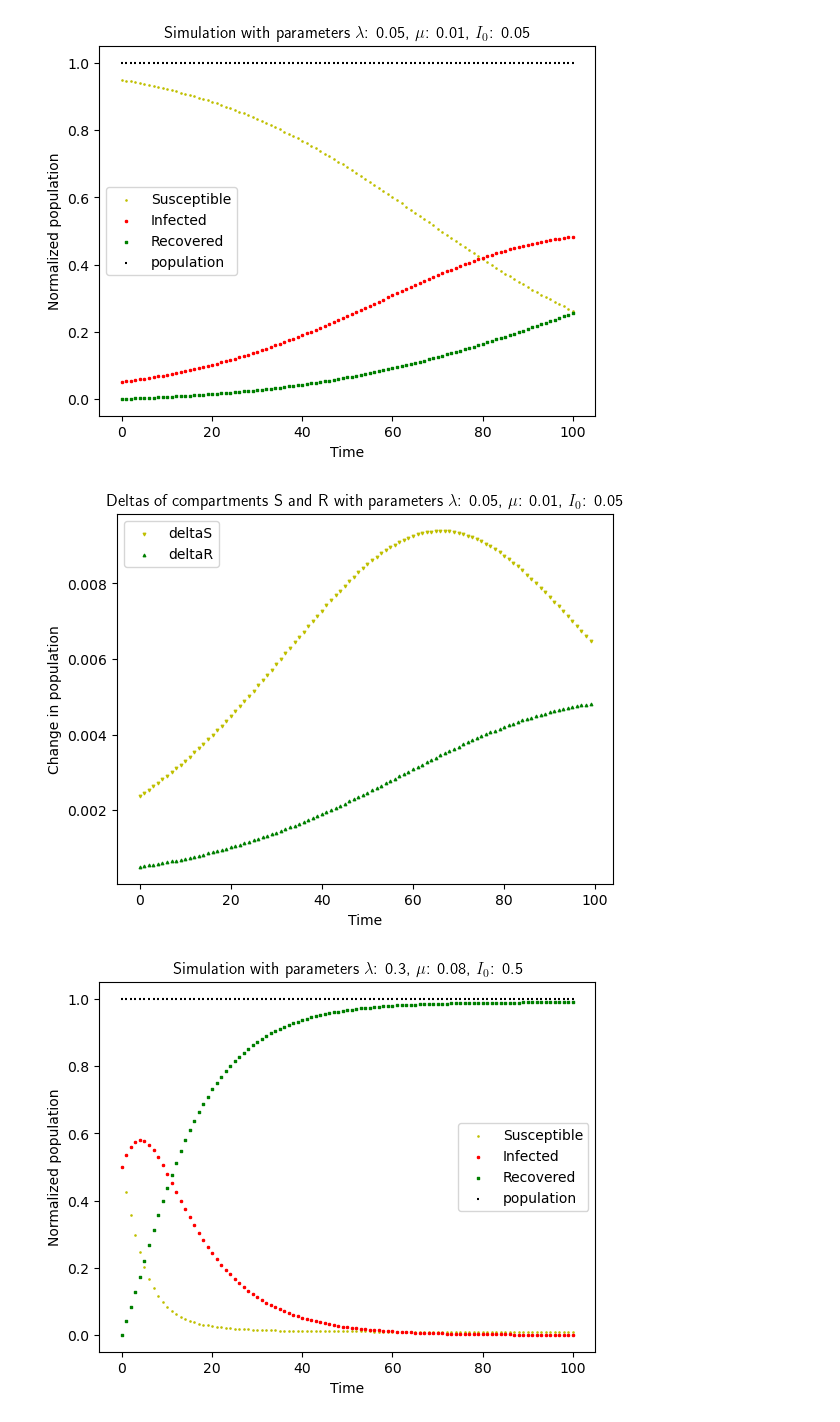
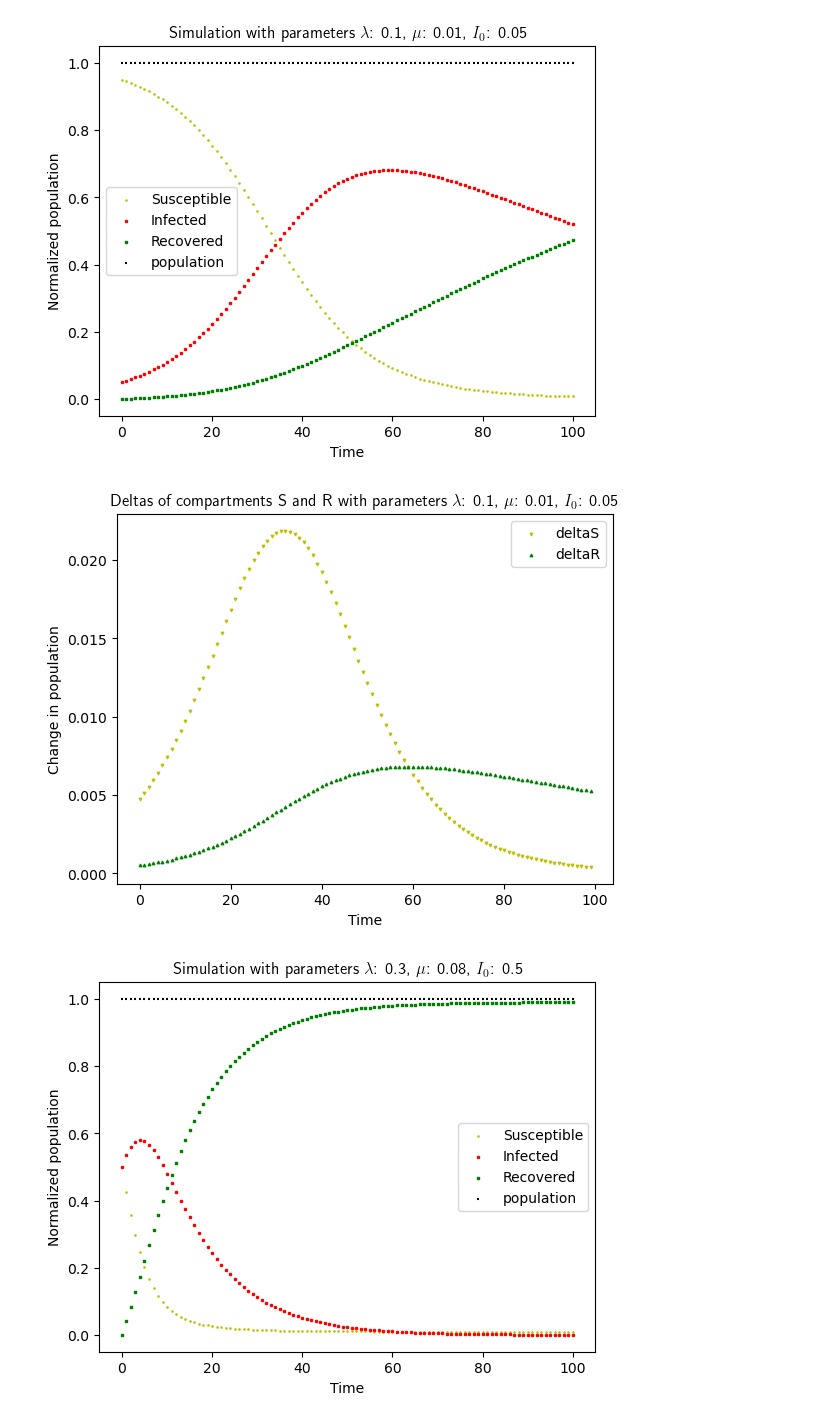
Before and after one commit to AnuR1234/GNN, a Jupyter notebook: Assignment4/epidemiology.ipynb, the cells around one changed output. Cells and saved outputs as stored; diff of their text form; code cells hidden in the pictures.

```diff
--- a/Assignment4/epidemiology.ipynb
+++ b/Assignment4/epidemiology.ipynb
@@ -14,12 +57,9 @@ def sir_odes(initial_values, infection_rate, recovery_rate, population):
 # %%
 def forward_euler(f, iv, delta_t, number_of_steps):
     solution = [np.array(iv)]
-    deltas = []
     time = np.array([delta_t * i for i in range(number_of_steps)])
     for i in range(len(time)):
         t = time[i]
-        delta =  delta_t * f(solution[i])
-        solution.append(solution[i] + delta)
-        deltas.append(delta)
+        solution.append(solution[i] + delta_t * f(solution[i]))
 
     return np.array(solution)
@@ -45,7 +85,7 @@ def simulate_sir_noisy(lam, mu, I_0, L, rho, sigma_2, T):
     results, _ = simulate(am, mu, I_0, T)
 # %%
 def plot_simulation(lam, mu, I_0, T):
-    results, _ = simulate_sir_simple(lam, mu, I_0, T)
+    results = simulate_sir_simple(lam, mu, I_0, T)
     deltas = generate_deltas(results)
     s = results[:, 0]
     i = results[:, 1]
@@ -67,10 +107,10 @@ def plot_simulation(lam, mu, I_0, T):
     plt.xlabel("Time")
     plt.legend()
 # %%
-plot_simulation(0.05, 0.01, 0.05, 100)
+plot_simulation(0.1, 0.01, 0.05, 100)
 # %% [output]
-[figure, old version]
+[figure, new version]
-[figure, old version]
+[figure, new version]
 # %%
 plot_simulation(0.3, 0.08, 0.5, 100)
 # %% [output]
```
Also changed, not shown: parts of 13 cells of this notebook.
